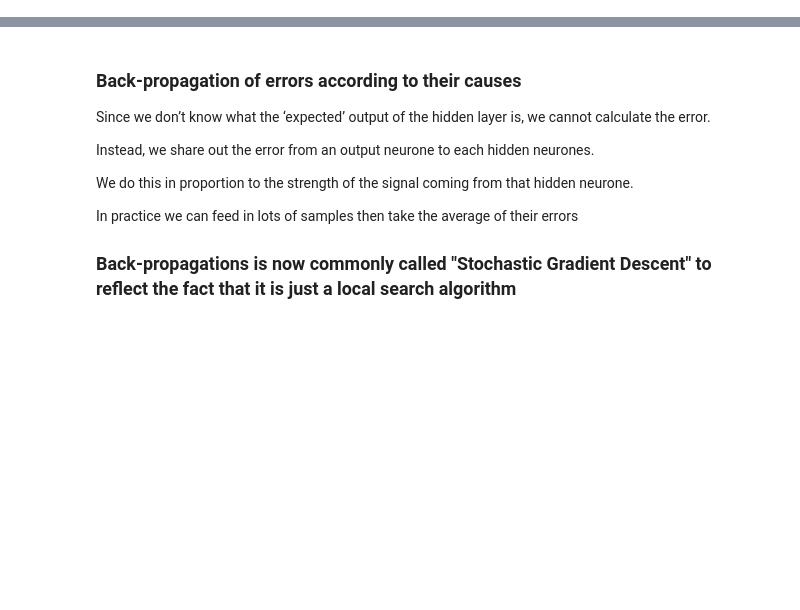
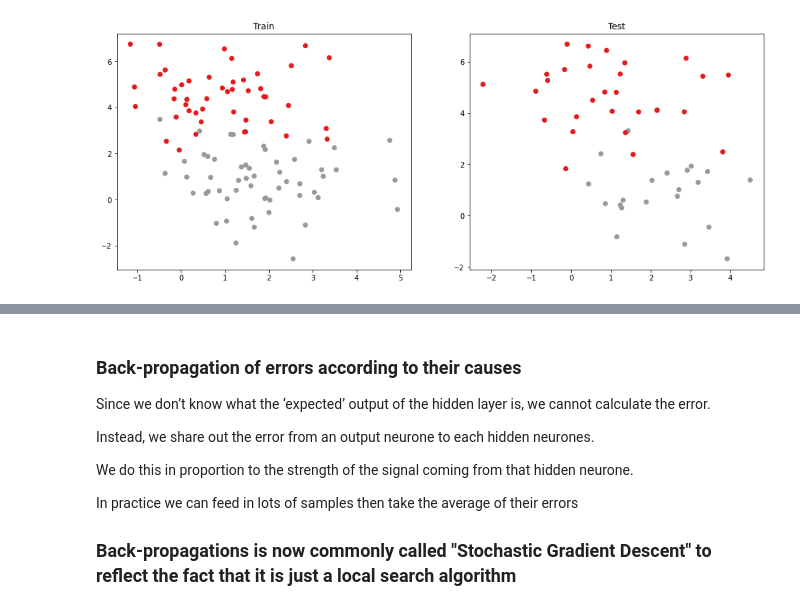
Before and after one commit to jim-smith/AI_Module, a Jupyter notebook: lectures/ANN2_MLP.ipynb, the cells around one changed output, grey strips where cells are left out. Cells and saved outputs as stored; diff of their text form; code cells hidden in the pictures; blank space fills up the shorter version.

```diff
--- a/lectures/ANN2_MLP.ipynb
+++ b/lectures/ANN2_MLP.ipynb
@@ -236,8 +229,9 @@ print(train_y[:5])
 # %%
 # Plot the training data
 figure, ax = plt.subplots(1, 2, figsize=(16, 6))
-plt.set_cmap('Set1')
-ax[0].scatter(x=train_x[:,0], y=train_x[:,1], c=train_y)
+ax[0].scatter(x=train_x[:,0], y=train_x[:,1], c=train_y,cmap='Set1')
 ax[0].title.set_text("Train")
-ax[1].scatter(x=test_x[:,0], y=test_x[:,1], c=test_y)
+ax[1].scatter(x=test_x[:,0], y=test_x[:,1], c=test_y,cmap='Set1')
 ax[1].title.set_text("Test")
+# %% [output]
+[figure, added]
```
Also changed, not shown: parts of 26 cells of this notebook, 8 other files.
